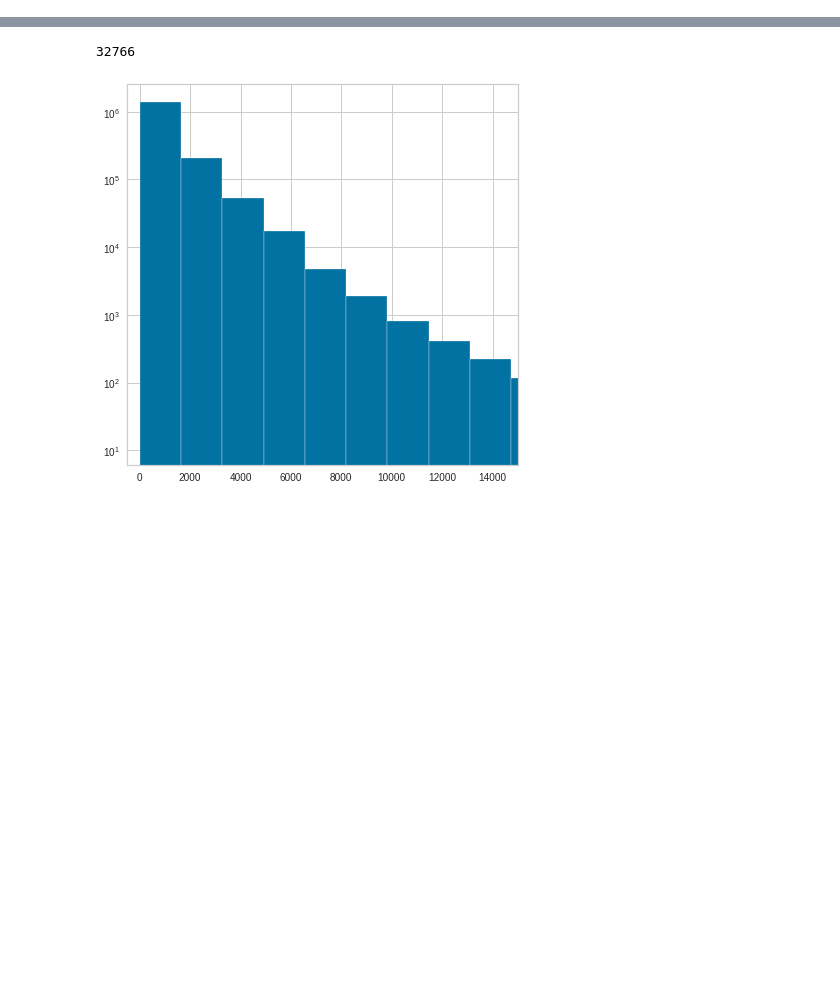
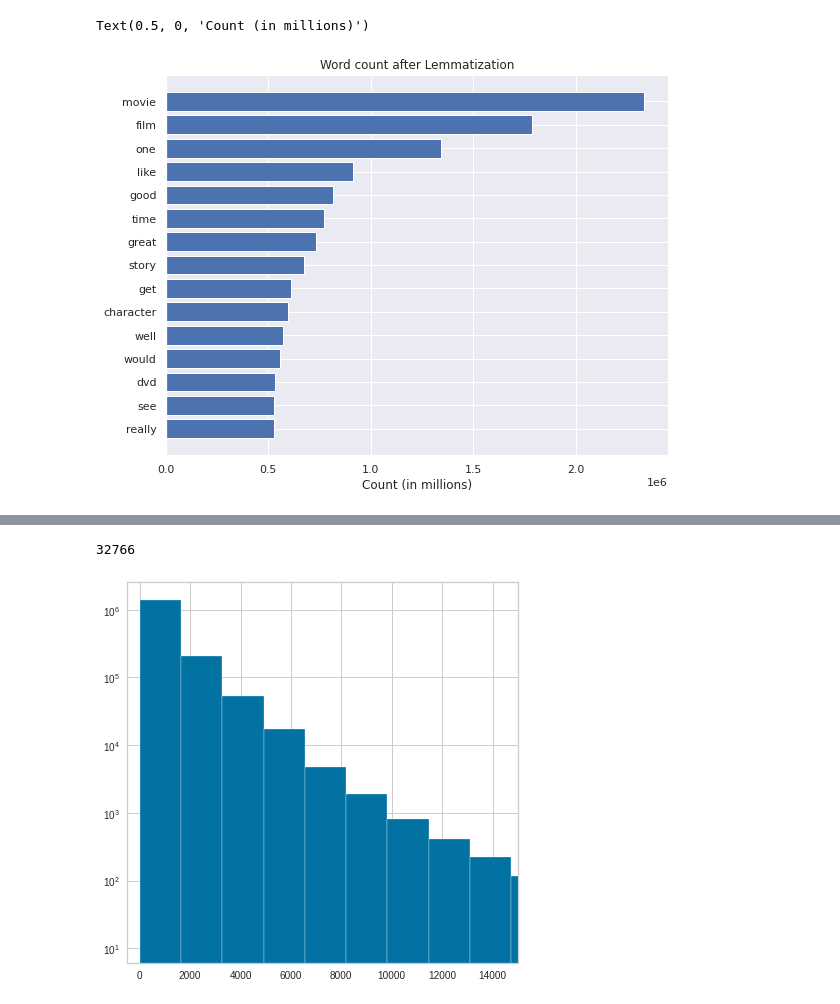
Before and after one commit to Second0395/Capstone_3, a Jupyter notebook: working.ipynb, the cells around one changed output, grey strips where cells are left out. Cells and saved outputs as stored; diff of their text form; code cells hidden in the pictures; blank space fills up the shorter version.

```diff
--- a/working.ipynb
+++ b/working.ipynb
@@ -40,0 +69,2 @@ import math
+# %%
+s = (pd.DataFrame(reviews_cleaned.find({}, {'stemmed':0, 'reviewText': 0}))['lemmatized'])
@@ -40,0 +73,6 @@ import math
+# %%
+word_count_dict = defaultdict(int)
+for lst in s:
+    for word in tokenize(lst):
+        word_count_dict[word]+=1
+word_count_dict
@@ -40,0 +97,9 @@ import math
+# %%
+d = word_count_dict
+sorted_values = list(reversed(sorted(d.values()))) # Sort the values
+sorted_dict = {}
+for i in sorted_values:
+    for k in d.keys():
+        if d[k] == i:
+            sorted_dict[k] = d[k]
+            break
@@ -40,0 +126,10 @@ import math
+# %%
+fig, ax = plt.subplots(figsize=(9,7))
+x = list(reversed(list(sorted_dict.keys())[:15]))
+y = list(reversed(list(sorted_dict.values())[:15]))
+ax.barh(x, y)
+ax.set_title('Word count after Lemmatization')
+ax.set_xlabel('Count (in millions)')
+# %% [output]
+Text(0.5, 0, 'Count (in millions)')
+[figure, added]
```
Also changed, not shown: parts of 23 cells of this notebook.
